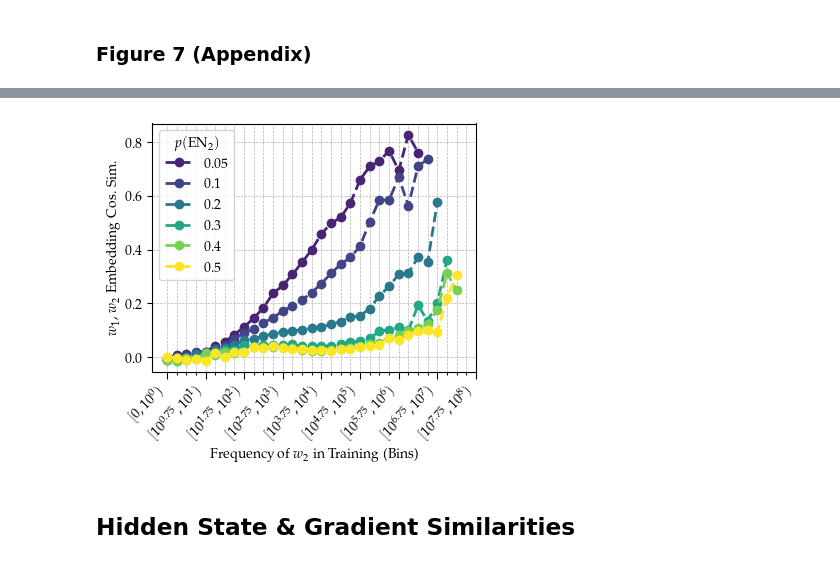
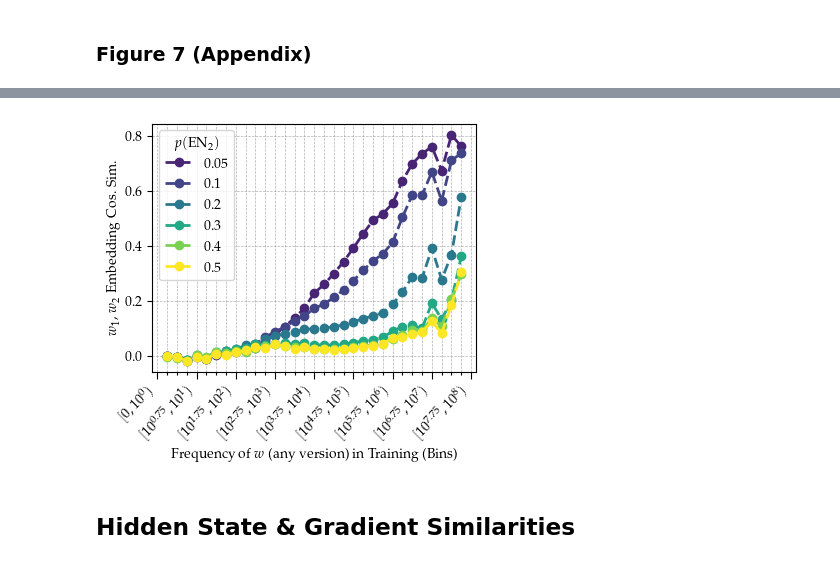
Before and after one commit to antonschafer/languini-kitchen, a Jupyter notebook: analysis.ipynb, the cells around one changed output, grey strips where cells are left out. Drawn from its saved outputs; the diff is of its cells as text; code cells hidden in the pictures.

```diff
--- a/analysis.ipynb
+++ b/analysis.ipynb
@@ -716,29 +714,29 @@ load vocab from: /Users/anton/Repositories/fork-languini-kitchen/languini/vocabs
 # %%
 from plot_utils import BinPlot
 from matplotlib import colors as mcolors
 
 occ_mask = train_frequencies > 0
 bin_plot = BinPlot(x_all=train_frequencies[occ_mask])
 
 # normalize p_dup for colormap
 norm = mcolors.Normalize(vmin=0, vmax=0.5)
 cmap = plt.cm.viridis
 
 fig, ax = plt.subplots(1, 1, figsize=(PLOT_WIDTH, 1.4 * PLOT_HEIGHT))
 for i, row in df_sim.sort_values(by="p_clone").iterrows():
     x, y = train_frequencies[occ_mask], row.sim_clones_all_in[occ_mask]
-    x = x * row.p_clone
+    x = x # * row.p_clone
     ax.plot(*bin_plot.to_bins(x, y), color=cmap(norm(row.p_clone)), linewidth=2, linestyle="--", marker="o", label="$" + str(row.p_clone) + "$")
 
 ax.set_ylabel("$w_1$, $w_2$ Embedding Cos. Sim.")
-ax.set_xlabel(f"Frequency of $w_2$ in Training (Bins)")
+ax.set_xlabel(f"Frequency of $w$ (any version) in Training (Bins)")
 ax.set_xticks(*bin_plot.get_ticks_labels(), rotation=45, ha="right")
 bin_plot.adjust_tick_lengths(ax)
 ax.grid(True, linestyle='--', color='grey', linewidth=0.5, alpha=0.6)
 ax.legend()
 ax.legend(title=lm_p(l_en2))
 save_plot("cossim_by_freq_synth_ratio.png")
 # %% [output]
-[figure, old version]
+[figure, new version]
 # %% [markdown]
 ## Hidden State & Gradient Similarities
```
Also changed, not shown: parts of 16 cells of this notebook.
